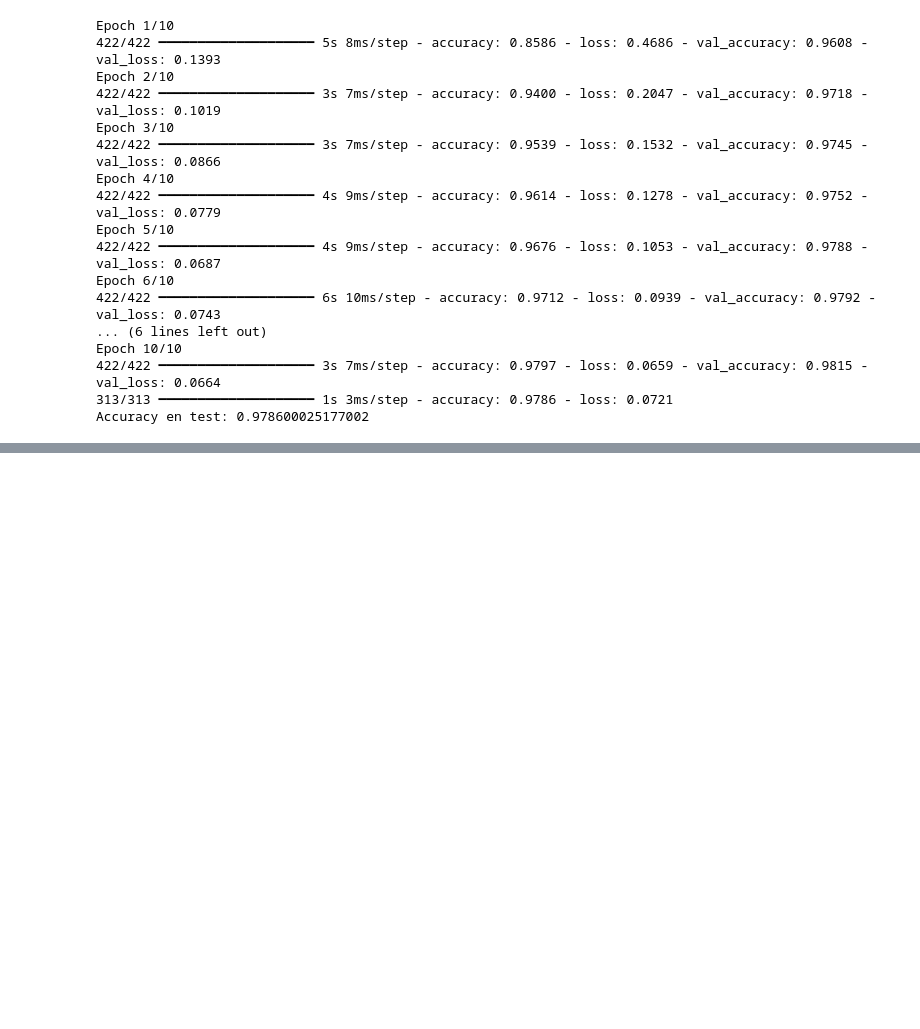
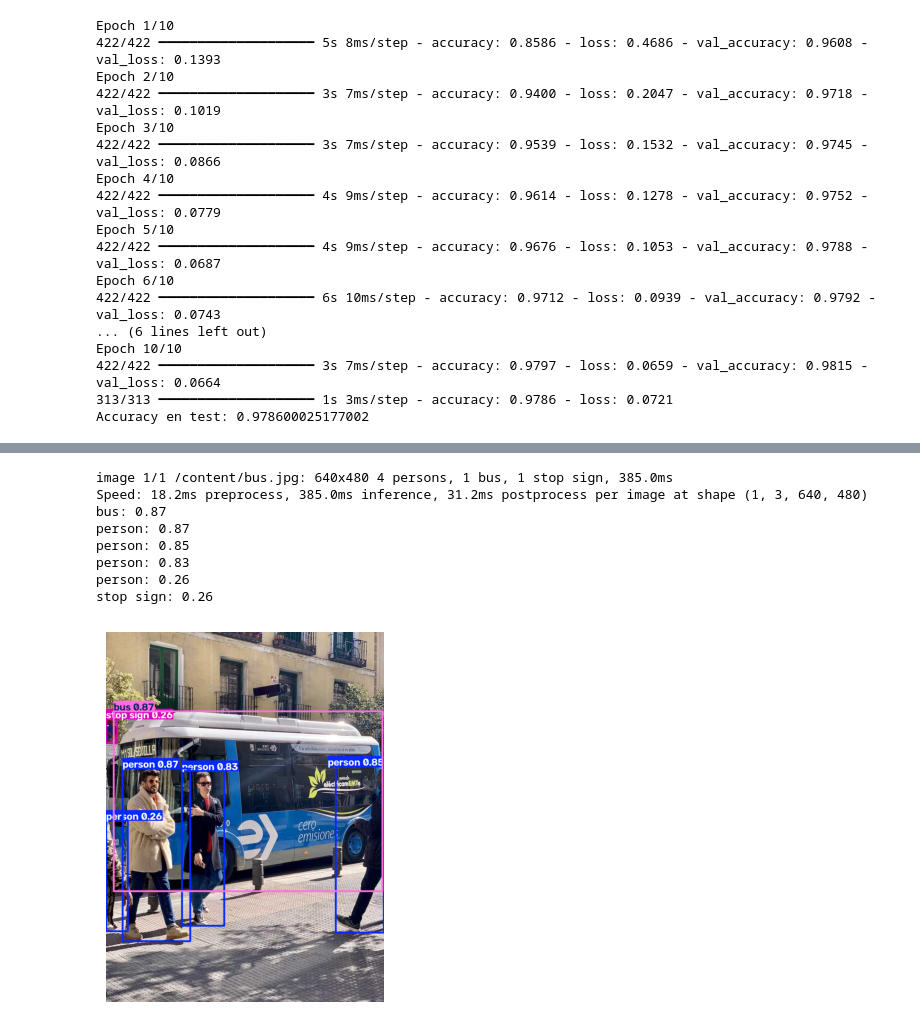
Before and after one commit to matiaspostay/IA-Clase3-Grupo-21, a Jupyter notebook: notebooks/Grupo21_Clase3.ipynb, the cells around one changed output, grey strips where cells are left out. Saved outputs shown, nothing was run; the diff lists cells and outputs as text; code cells hidden in the pictures; blank space fills up the shorter version.

```diff
--- a/notebooks/Grupo21_Clase3.ipynb
+++ b/notebooks/Grupo21_Clase3.ipynb
@@ -63,0 +144,5 @@ Accuracy en test: 0.978600025177002
+# %%
+from ultralytics import YOLO
+
+model = YOLO('yolov8n.pt')   # se descarga automáticamente (~6 MB)
+model.info()                 # cantidad de capas y parámetros reales
@@ -63,0 +155,22 @@ Accuracy en test: 0.978600025177002
+# %%
+results = model('https://ultralytics.com/images/bus.jpg')
+
+for box in results[0].boxes:
+    clase = model.names[int(box.cls)]
+    confianza = float(box.conf)
+    print(f'{clase}: {confianza:.2f}')
+
+import matplotlib.pyplot as plt
+plt.imshow(results[0].plot()[..., ::-1])  # BGR -> RGB
+plt.axis('off')
+plt.show()
+# %% [output]
+image 1/1 /content/bus.jpg: 640x480 4 persons, 1 bus, 1 stop sign, 385.0ms
+Speed: 18.2ms preprocess, 385.0ms inference, 31.2ms postprocess per image at shape (1, 3, 640, 480)
+bus: 0.87
+person: 0.87
+person: 0.85
+person: 0.83
+person: 0.26
+stop sign: 0.26
+[figure, added]
```
Also changed, not shown: parts of 9 cells of this notebook.
